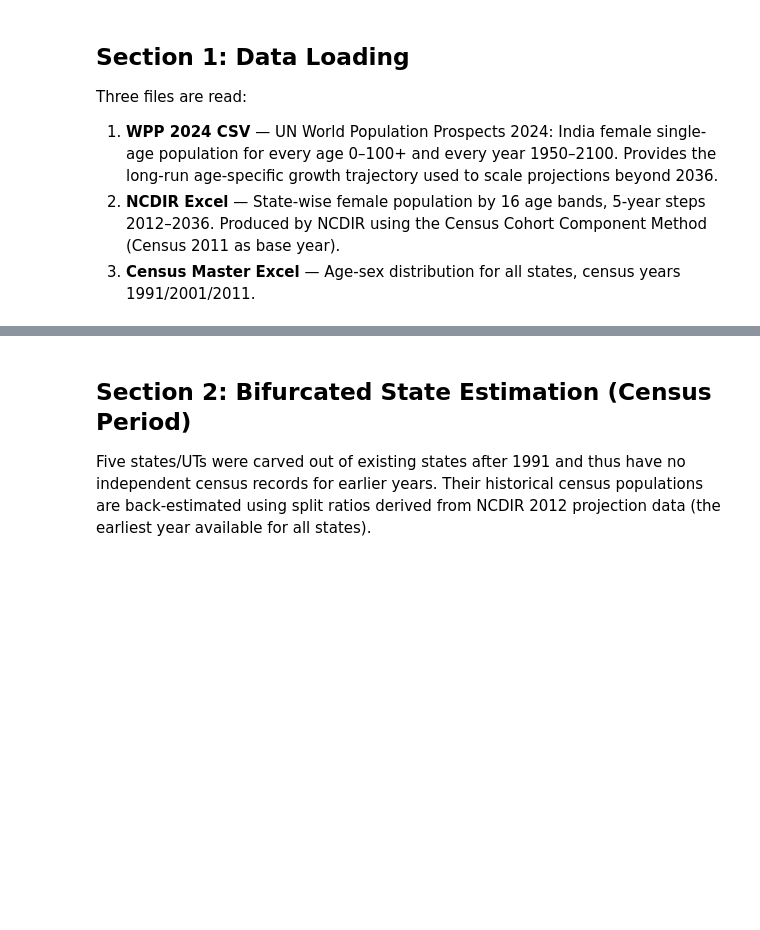
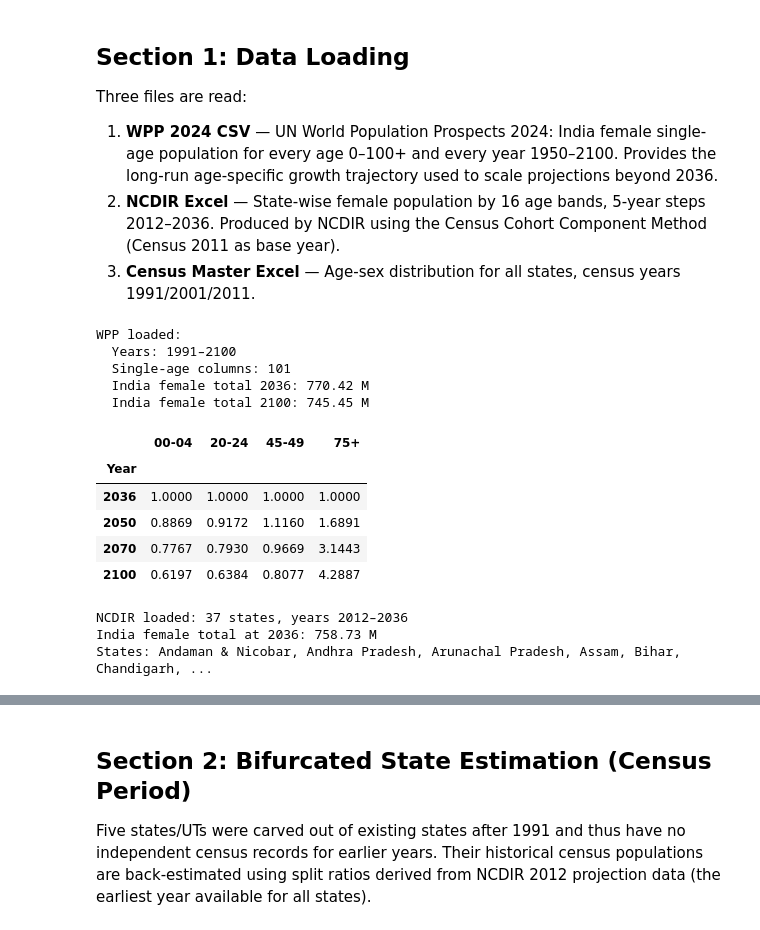
Before and after one commit to s-arvinth/-india-female-pop-projections, a Jupyter notebook: notebooks/India_Female_Population_1991_2100.ipynb, the cells around one changed output, grey strips where cells are left out. Drawn from its saved outputs; the diff is of its cells as text; code cells hidden in the pictures; blank space fills up the shorter version.

```diff
--- a/notebooks/India_Female_Population_1991_2100.ipynb
+++ b/notebooks/India_Female_Population_1991_2100.ipynb
@@ -196,73 +196,60 @@ Three files are read:
 # %%
 # ── 1A. WPP 2024: India female single-age, 1991–2100 ─────────────────────────
 # WPP provides population for each individual age (0,1,2,...,100+) for each year.
 # We keep the single-age DataFrame (wpp_raw) for use in custom age band splitting,
 # and also aggregate to the 16 NCDIR bands for calibration (wpp_bands).
 wpp_raw = pd.read_csv(WPP_CSV).rename(columns={"Time": "Year"})
 wpp_raw = wpp_raw[wpp_raw["Year"].between(1991, 2100)].set_index("Year")
 
-# WPP→NCDIR band aggregation (matches the 16 NCDIR band definitions)
+# WPP→NCDIR band aggregation (standard 5-year bands matching the NCDIR file)
 BAND_AGES = {
     "00-04": range(0,  5),   "05-09": range(5, 10),
-    "10-14": range(10, 15),  "15-17": range(15, 18),
-    "18-19": range(18, 20),  "20-24": range(20, 25),
-    "25-29": range(25, 30),  "30-34": range(30, 35),
-    "35-39": range(35, 40),  "40-44": range(40, 45),
-    "45-49": range(45, 50),  "50-54": range(50, 55),
-    "55-59": range(55, 60),  "60-64": range(60, 65),
-    "65-74": range(65, 75),  "75+":   range(75, 101),
+    "10-14": range(10, 15),  "15-19": range(15, 20),
+    "20-24": range(20, 25),  "25-29": range(25, 30),
+    "30-34": range(30, 35),  "35-39": range(35, 40),
+    "40-44": range(40, 45),  "45-49": range(45, 50),
+    "50-54": range(50, 55),  "55-59": range(55, 60),
+    "60-64": range(60, 65),  "65-69": range(65, 70),
+    "70-74": range(70, 75),  "75+":   range(75, 101),
 }
 
 wpp_bands = pd.DataFrame(index=wpp_raw.index)
 for band, ages in BAND_AGES.items():
     cols = [f"Age{a}" if a < 100 else "Age100+" for a in ages]
     cols = [c for c in cols if c in wpp_raw.columns]
     wpp_bands[band] = wpp_raw[cols].sum(axis=1) / 1e3   # thousands → millions
 
 # Scaling factors relative to 2036 (ratio = 1.0 at 2036)
 wpp_sf = wpp_bands.div(wpp_bands.loc[2036])
 
-def wpp_split_1519(year):
-    """Fraction of the 15-19 population that falls in ages 18-19, per WPP single-age data."""
-    yr = min(max(int(year), 1991), 2100)
-    ages = [wpp_raw.loc[yr, f"Age{a}"] for a in range(15, 20)
-            if f"Age{a}" in wpp_raw.columns]
-    if not ages or sum(ages) == 0:
-        return 0.40   # fallback: ~40% of 15-19 are aged 18-19
-    return sum(ages[3:]) / sum(ages)
-
 print("WPP loaded:")
 print(f"  Years: {wpp_raw.index.min()}–{wpp_raw.index.max()}")
 print(f"  Single-age columns: {len([c for c in wpp_raw.columns if c.startswith('Age')])}")
 print(f"  India female total 2036: {wpp_bands.loc[2036].sum():.2f} M")
 print(f"  India female total 2100: {wpp_bands.loc[2100].sum():.2f} M")
 wpp_sf.loc[[2036, 2050, 2070, 2100], ["00-04","20-24","45-49","75+"]].round(4)
+# %% [output]
+WPP loaded:
+  Years: 1991–2100
+  Single-age columns: 101
+  India female total 2036: 770.42 M
+  India female total 2100: 745.45 M
+|  | 00-04 | 20-24 | 45-49 | 75+ |
+| Year |  |  |  |  |
+| 2036 | 1.0000 | 1.0000 | 1.0000 | 1.0000 |
+| 2050 | 0.8869 | 0.9172 | 1.1160 | 1.6891 |
+| 2070 | 0.7767 | 0.7930 | 0.9669 | 3.1443 |
+| 2100 | 0.6197 | 0.6384 | 0.8077 | 4.2887 |
 # %%
 # ── 1B. NCDIR: state-wise female population 2012–2036 ────────────────────────
 # Source: National Cancer Registry of India (NCDIR).
 # Methodology: Census Cohort Component Method using Census 2011 as base year,
 # SRS age-specific fertility rates, and Coale-Demeny West model life tables.
-#
-# The NCDIR file uses standard 5-year bands (15-19, 65-69, 70-74).
-# We apply WPP single-age proportions to:
-#   (a) split 15-19  → 15-17 + 18-19
-#   (b) combine 65-69 + 70-74 → 65-74
-# producing the 16-band BANDS list used throughout this notebook.
-
 ncdir_raw = pd.read_excel(NCDIR_XL, sheet_name="Female", header=0)
 ncdir_raw.rename(columns={"Population": "State"}, inplace=True)
 ncdir_raw["Year"] = ncdir_raw["Year"].astype(int)
 
 STATES = sorted(ncdir_raw["State"].unique().tolist())
-
-# ── Apply WPP-based band conversion ──────────────────────────────────────────
-for yr, idx in ncdir_raw.groupby("Year").groups.items():
-    frac_1819 = wpp_split_1519(yr)
-    ncdir_raw.loc[idx, "15-17"] = ncdir_raw.loc[idx, "15-19"] * (1 - frac_1819)
-    ncdir_raw.loc[idx, "18-19"] = ncdir_raw.loc[idx, "15-19"] * frac_1819
-    ncdir_raw.loc[idx, "65-74"] = ncdir_raw.loc[idx, "65-69"] + ncdir_raw.loc[idx, "70-74"]
-
-ncdir_raw = ncdir_raw.drop(columns=["15-19", "65-69", "70-74"])
 
 # India: sum all 37 states
 ncdir_india = ncdir_raw.groupby("Year")[BANDS].sum() / 1e6   # absolute → millions
@@ -270,6 +257,10 @@ ncdir_india = ncdir_raw.groupby("Year")[BANDS].sum() / 1e6   # absolute → mill
 print(f"NCDIR loaded: {len(STATES)} states, years {ncdir_raw['Year'].min()}–{ncdir_raw['Year'].max()}")
 print(f"India female total at 2036: {ncdir_india.loc[2036].sum():.2f} M")
 print(f"States: {', '.join(STATES[:6])}, ...")
+# %% [output]
+NCDIR loaded: 37 states, years 2012–2036
+India female total at 2036: 758.73 M
+States: Andaman & Nicobar, Andhra Pradesh, Arunachal Pradesh, Assam, Bihar, Chandigarh, ...
 # %%
 # ── 1C. Census Master: age-sex distribution 1991/2001/2011 ───────────────────
 cen_raw = pd.read_excel(CENSUS_XL, sheet_name="Master_Long")
```
Also changed, not shown: parts of 16 cells of this notebook, 2 other files.
